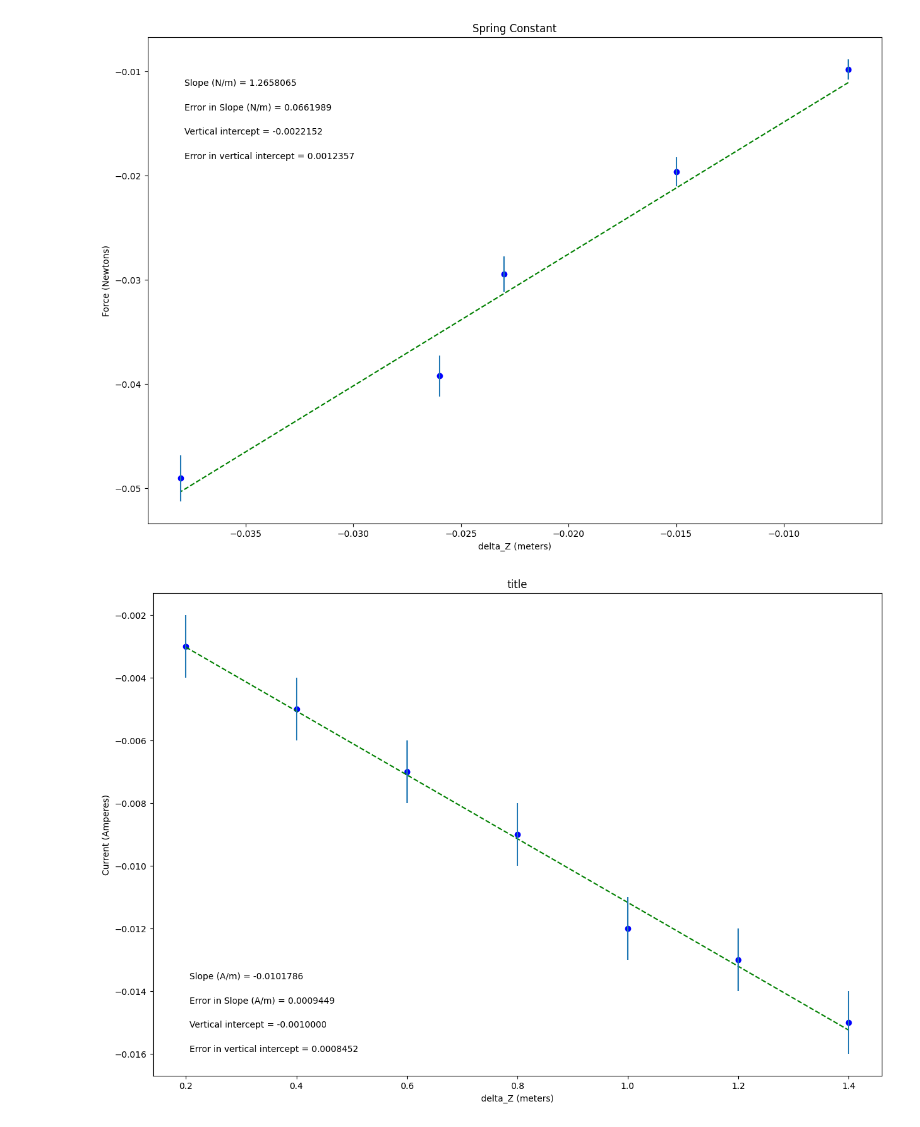
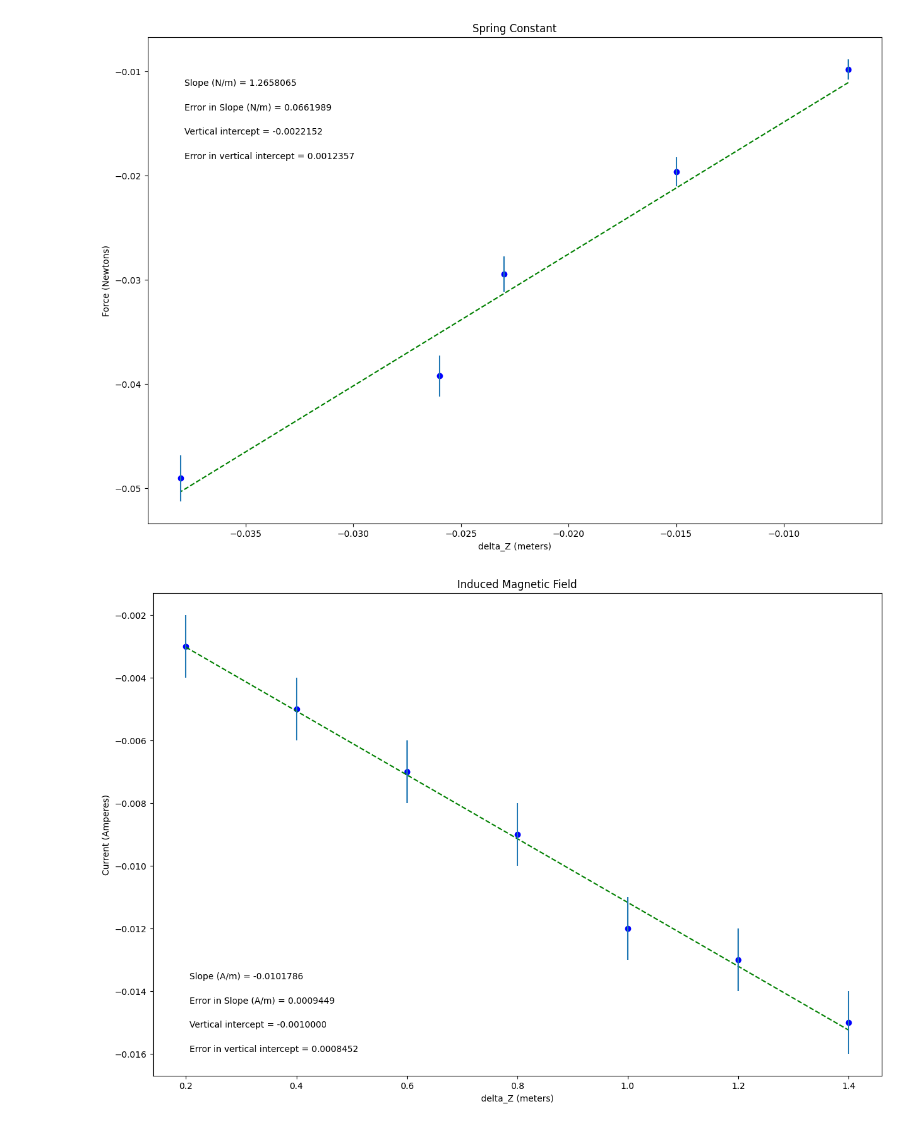
Before and after one commit to et225054/G-G, a Jupyter notebook: Magnetic_Dipole_Moment.ipynb, the cells around one changed output. Drawn from its saved outputs; the diff is of its cells as text; code cells hidden in the pictures.

```diff
--- a/Magnetic_Dipole_Moment.ipynb
+++ b/Magnetic_Dipole_Moment.ipynb
@@ -157,7 +157,7 @@ dy = err_yvariable_changeme        #this should be your error in y array
 
 #UPDATE EACH OF THESE 4 STRINGS FOR YOUR PLOT LABELS AS YOU WANT THEM TO APPEAR
 
-plot_title= 'title'
+plot_title= 'Induced Magnetic Field'
 x_label= 'delta_Z (meters)'
 y_label= 'Current (Amperes)'
 slope_units= 'A/m'
@@ -212,31 +212,31 @@ elif annotation_placement==3 or annotation_placement==4:
 #Don't need to change anything in this section!
 
 #Plot data on graph. Plot error bars and place values for slope,
 #error in slope, and vertical intercept (plus error) on the plot using "annotate"
 
 plt.figure(figsize=(15,10))
 
 plt.plot(x, fit, color='green', linestyle='--')
 plt.scatter(x, y, color='blue', marker='o')
 
 plt.xlabel(x_label)
 plt.ylabel(y_label)
 plt.title(plot_title)
 
 plt.errorbar(x, y, yerr=dy, xerr=None, fmt="none") #don't need to plot x error bars
 
 plt.annotate('Slope ({}) = {value:.{digits}f}'.format(slope_units,value=m, digits=7),
              (xpos, ypos[0]), xycoords='axes fraction')
 
 plt.annotate('Error in Slope ({}) = {value:.{digits}f}'.format(slope_units,value=dm, digits=7),
              (xpos, ypos[1]), xycoords='axes fraction')
 
 plt.annotate('Vertical intercept = {value:.{digits}f}'.format(value=b, digits=7),
              (xpos, ypos[2]), xycoords='axes fraction')
 
 plt.annotate('Error in vertical intercept = {value:.{digits}f}'.format(value=db, digits=7),
              (xpos, ypos[3]), xycoords='axes fraction')
 
 plt.show()
 # %% [output]
-[figure, old version]
+[figure, new version]
```
